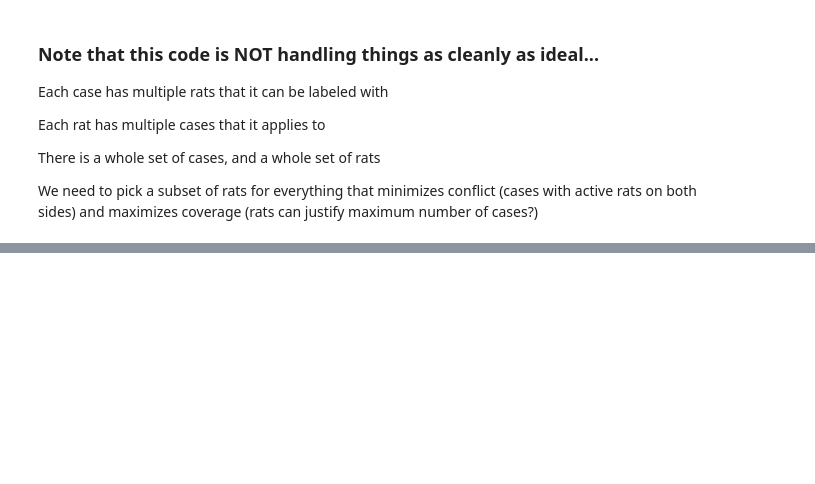
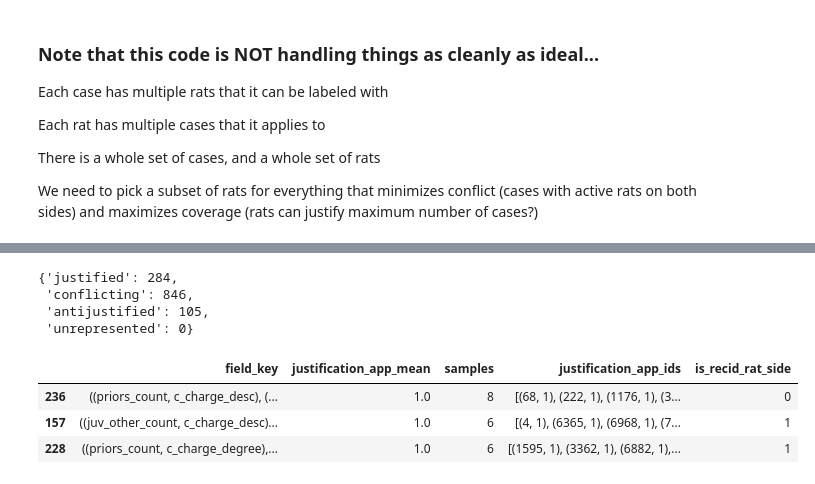
Before and after one commit to cephcyn/malicious_justif, a Jupyter notebook: expl_rat.ipynb, the cells around one changed output, grey strips where cells are left out. Cells and saved outputs as stored; diff of their text form; code cells hidden in the pictures; blank space fills up the shorter version.

```diff
--- a/expl_rat.ipynb
+++ b/expl_rat.ipynb
@@ -623,0 +570,33 @@ remaining 1165 cases, 259 rationales
+# %%
+evaluate_tagged_justifications(temp_rats_relevantsrc, total_id_count=len(filter_data_df_test))
+# %% [output]
+{'justified': 284,
+ 'conflicting': 846,
+ 'antijustified': 105,
+ 'unrepresented': 0}
+# %%
+# Amass all possible justifications applicable to the cases
+temp_rats_relevantsrc_gb = temp_rats_relevantsrc.groupby(by=['field_key'])
+
+# Summarize breakdown of justification applicability
+temp_rat_stats = pd.DataFrame()
+temp_rat_stats['justification_app_mean'] = temp_rats_relevantsrc_gb.apply(
+    lambda x: x['justification_app'].mean()
+)
+temp_rat_stats['samples'] = temp_rats_relevantsrc_gb.apply(
+    lambda x: len(x)
+)
+temp_rat_stats[f'justification_app_ids'] = temp_rats_relevantsrc_gb.apply(
+    lambda x: list(zip(x['id'], x['justification_app']))
+)
+temp_rat_stats = temp_rat_stats.reset_index(level=0, col_fill='field_key')
+temp_rat_stats = temp_rat_stats.merge(
+    temp_rats[['field_key', f'{justifying_field}_rat_side']], left_on='field_key', right_on='field_key'
+)
+temp_rat_stats = temp_rat_stats.sort_values([f'justification_app_mean', f'samples'], ascending=[False, False])
+temp_rat_stats[:3]
+# %% [output]
+|  | field_key | justification_app_mean | samples | justification_app_ids | is_recid_rat_side |
+| 236 | ((priors_count, c_charge_desc), (... | 1.0 | 8 | [(68, 1), (222, 1), (1176, 1), (3... | 0 |
+| 157 | ((juv_other_count, c_charge_desc)... | 1.0 | 6 | [(4, 1), (6365, 1), (6968, 1), (7... | 1 |
+| 228 | ((priors_count, c_charge_degree),... | 1.0 | 6 | [(1595, 1), (3362, 1), (6882, 1),... | 1 |
```
Also changed, not shown: parts of 16 cells of this notebook.
